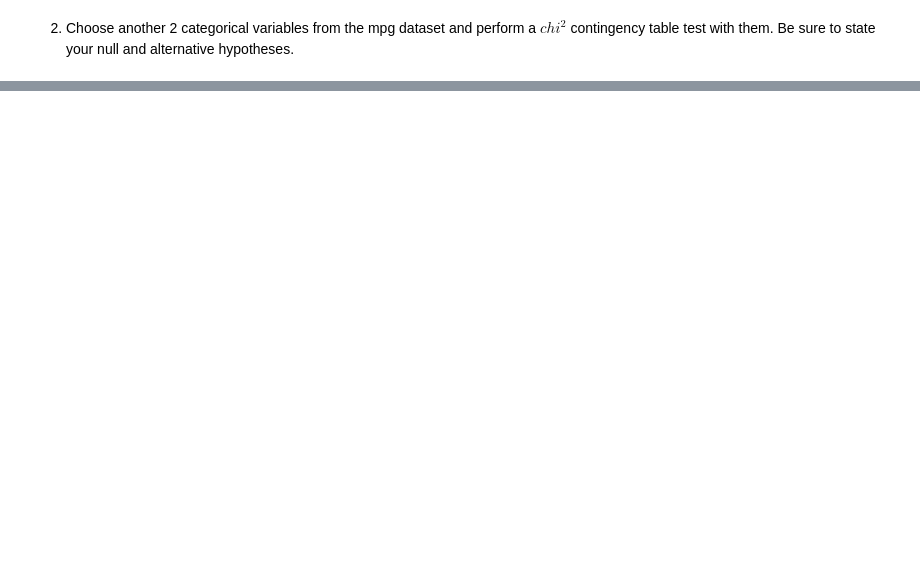
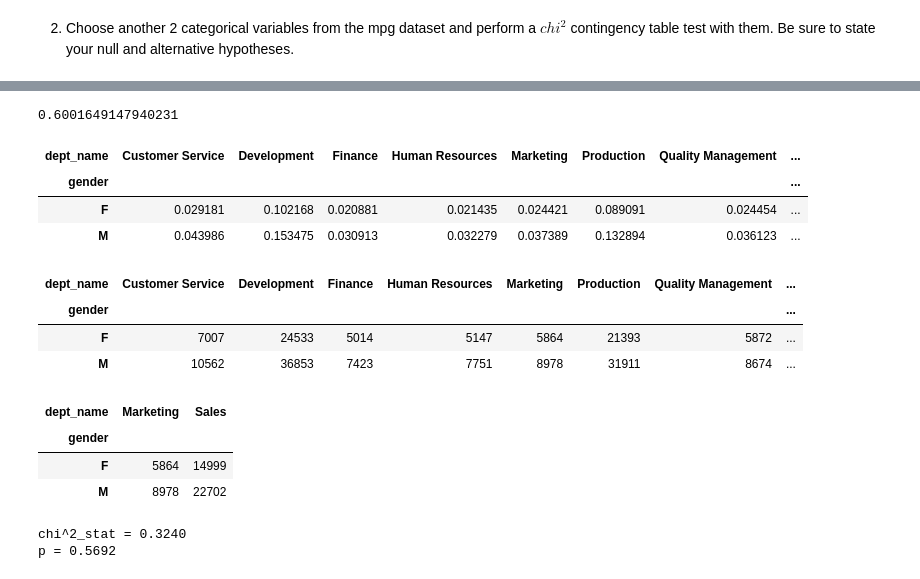
Before and after one commit to faithkane3/statistics-exercises, a Jupyter notebook: hypothesis_testing.ipynb, the cells around one changed output, grey strips where cells are left out. Saved outputs shown, nothing was run; the diff lists cells and outputs as text; code cells hidden in the pictures; blank space fills up the shorter version.

Commit message:
Commit hypothesis testing exercise after walkthrough, complete

```diff
--- a/hypothesis_testing.ipynb
+++ b/hypothesis_testing.ipynb
@@ -557,0 +630,11 @@ Is an employee's gender independent of whether or not they are or have been a ma
+# %%
+query3 = """
+    SELECT e.emp_no, e.gender, d.dept_name
+    FROM employees as e
+    JOIN dept_emp as de USING(emp_no)
+    JOIN departments as d USING(dept_no)
+    WHERE de.to_date > NOW();
+"""
+
+dept_df = pd.read_sql(query3, url)
+dept_df.head()
@@ -557,0 +648,6 @@ Is an employee's gender independent of whether or not they are or have been a ma
+# %%
+# create a new column that returns a bool indicating True for Female
+dept_df["is_female"] = dept_df.gender == 'F'
+
+# calculate the mean for females by dept_name
+dept_df.groupby("dept_name").is_female.mean()
@@ -557,0 +666,6 @@ Is an employee's gender independent of whether or not they are or have been a ma
+# %%
+# create a new column that returns a bool indicating True for Male
+dept_df["is_male"] = dept_df.gender == 'M'
+
+# calculate the mean of female for all departments
+dept_df.groupby("dept_name").is_male.mean()
@@ -557,0 +684,39 @@ Is an employee's gender independent of whether or not they are or have been a ma
+# %%
+# calculate the mean for males overall
+dept_df.is_male.mean()
+# %% [output]
+0.6001649147940231
+# %%
+norm_dept_df = pd.crosstab(dept_df.gender, dept_df.dept_name, normalize=True)
+norm_dept_df
+# %% [output]
+| dept_name | Customer Service | Development | Finance | Human Resources | Marketing | Production | Quality Management | ... |
+| gender |  |  |  |  |  |  |  | ... |
+| F | 0.029181 | 0.102168 | 0.020881 | 0.021435 | 0.024421 | 0.089091 | 0.024454 | ... |
+| M | 0.043986 | 0.153475 | 0.030913 | 0.032279 | 0.037389 | 0.132894 | 0.036123 | ... |
+# %%
+dept_df = pd.crosstab(dept_df.gender, dept_df.dept_name)
+dept_df
+# %% [output]
+| dept_name | Customer Service | Development | Finance | Human Resources | Marketing | Production | Quality Management | ... |
+| gender |  |  |  |  |  |  |  | ... |
+| F | 7007 | 24533 | 5014 | 5147 | 5864 | 21393 | 5872 | ... |
+| M | 10562 | 36853 | 7423 | 7751 | 8978 | 31911 | 8674 | ... |
+# %%
+# create dataframe for marketing and sales broken down by gender
+dept_gender = dept_df[["Marketing", "Sales"]]
+dept_gender
+# %% [output]
+| dept_name | Marketing | Sales |
+| gender |  |  |
+| F | 5864 | 14999 |
+| M | 8978 | 22702 |
+# %%
+# I fail to reject the Null Hypothesis that gender is independent from whether an employee works
+# in sales or marketing.
+chi2, p, degf, expected = stats.chi2_contingency(dept_gender)
+print(f"chi^2_stat = {chi2:.4f}")
+print(f"p = {p:.4f}")
+# %% [output]
+chi^2_stat = 0.3240
+p = 0.5692
```
Also changed, not shown: parts of 21 cells of this notebook.
